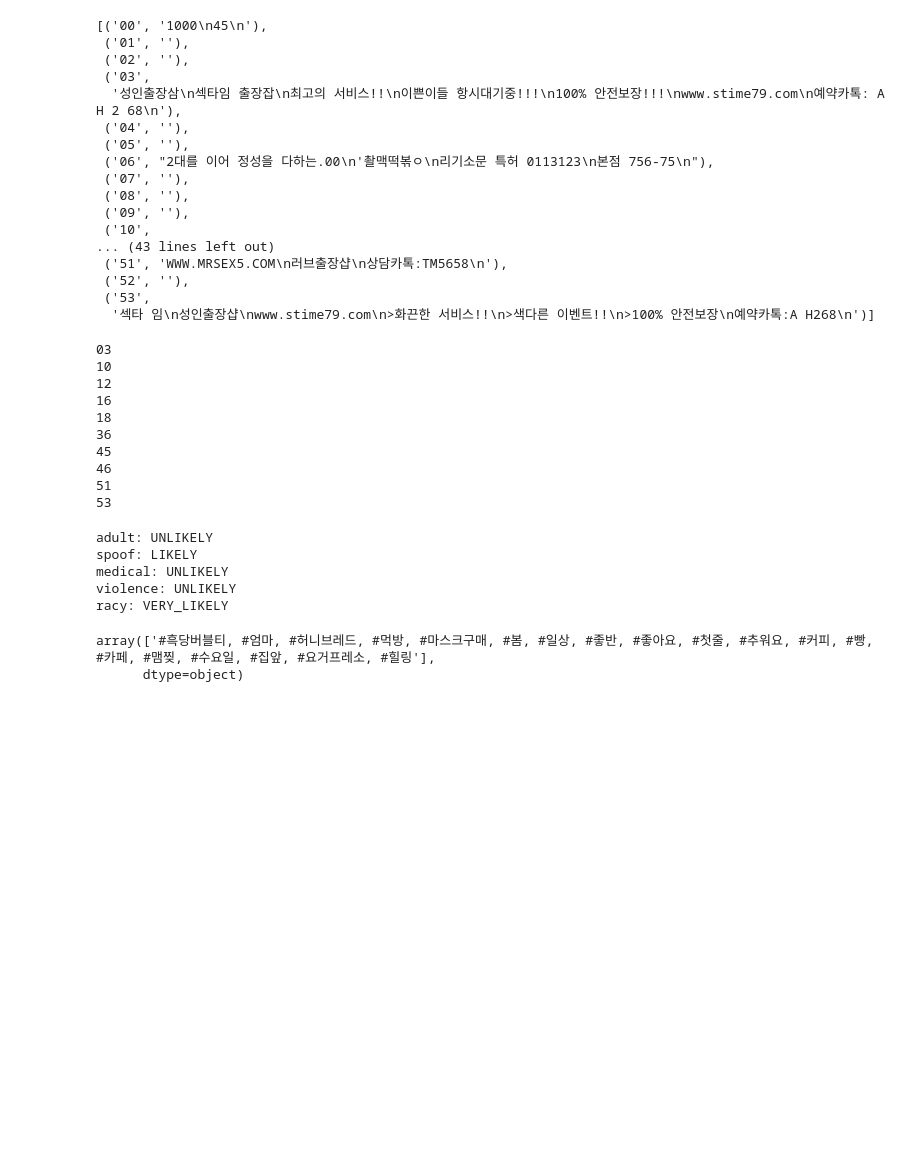
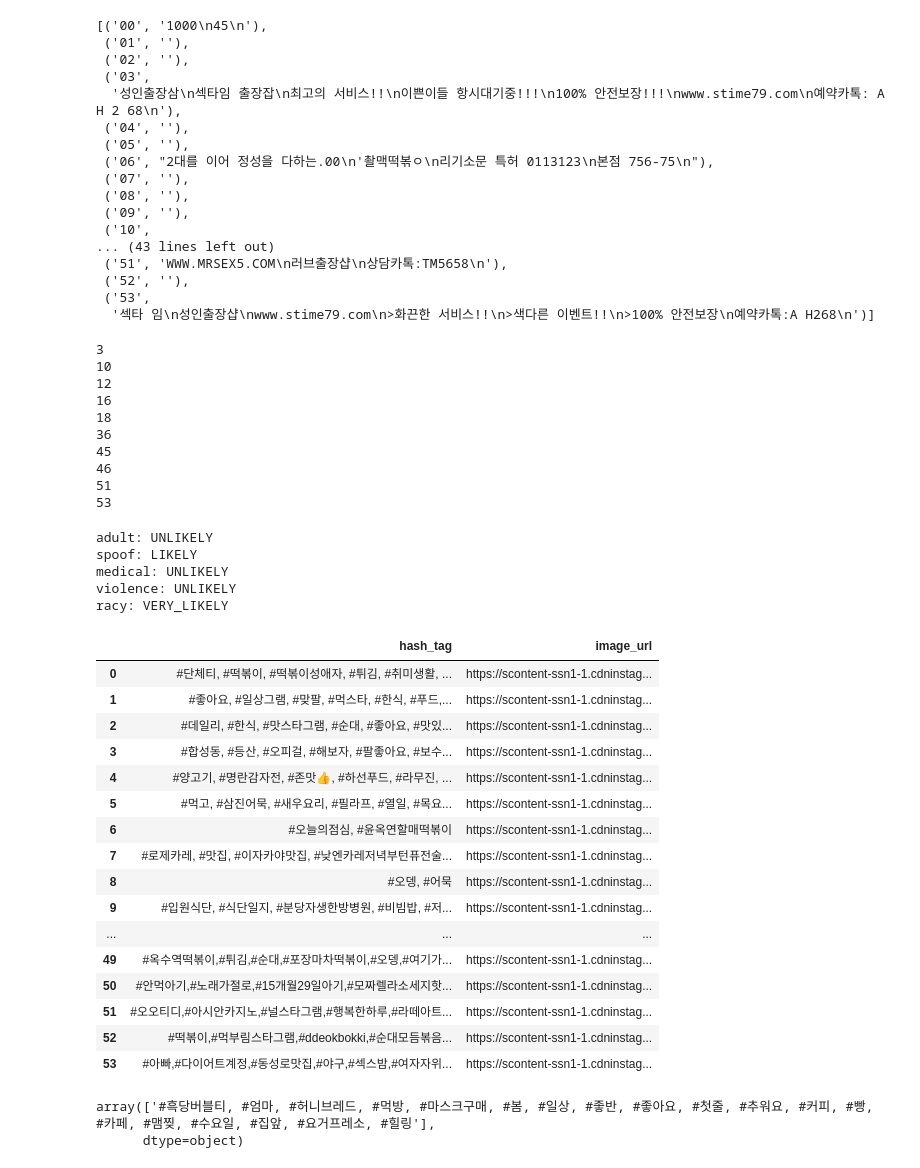
Before and after one commit to yeejun007/instagram_crawling, a Jupyter notebook: src/test.ipynb, the cells around one changed output. Cells and saved outputs as stored; diff of their text form; code cells hidden in the pictures; blank space fills up the shorter version.

```diff
--- a/src/test.ipynb
+++ b/src/test.ipynb
@@ -100,9 +100,9 @@ spam_words = ['성인출장삼', '섹타임 출장잡', '예약카톡', '이쁜
 for index, words in arr:
     check = [each_word in spam_words for each_word in words.split('\n')]
     if True in check:
-        print(index)
+        print(int(index))
 # %% [output]
-03
+3
 10
 12
 16
@@ -136,6 +136,26 @@ spoof: LIKELY
 medical: UNLIKELY
 violence: UNLIKELY
 racy: VERY_LIKELY
+# %%
+df.drop(columns=)
+# %% [output]
+|  | hash_tag | image_url |
+| 0 | #단체티, #떡볶이, #떡볶이성애자, #튀김, #취미생활, ... | https://scontent-ssn1-1.cdninstag... |
+| 1 | #좋아요, #일상그램, #맞팔, #먹스타, #한식, #푸드,... | https://scontent-ssn1-1.cdninstag... |
+| 2 | #데일리, #한식, #맛스타그램, #순대, #좋아요, #맛있... | https://scontent-ssn1-1.cdninstag... |
+| 3 | #합성동, #등산, #오피걸, #해보자, #팔좋아요, #보수... | https://scontent-ssn1-1.cdninstag... |
+| 4 | #양고기, #명란감자전, #존맛👍, #하선푸드, #라무진, ... | https://scontent-ssn1-1.cdninstag... |
+| 5 | #먹고, #삼진어묵, #새우요리, #필라프, #열일, #목요... | https://scontent-ssn1-1.cdninstag... |
+| 6 | #오늘의점심, #윤옥연할매떡볶이 | https://scontent-ssn1-1.cdninstag... |
+| 7 | #로제카레, #맛집, #이자카야맛집, #낮엔카레저녁부턴퓨전술... | https://scontent-ssn1-1.cdninstag... |
+| 8 | #오뎅, #어묵 | https://scontent-ssn1-1.cdninstag... |
+| 9 | #입원식단, #식단일지, #분당자생한방병원, #비빔밥, #저... | https://scontent-ssn1-1.cdninstag... |
+| ... | ... | ... |
+| 49 | #옥수역떡볶이,#튀김,#순대,#포장마차떡볶이,#오뎅,#여기가... | https://scontent-ssn1-1.cdninstag... |
+| 50 | #안먹아기,#노래가절로,#15개월29일아기,#모짜렐라소세지핫... | https://scontent-ssn1-1.cdninstag... |
+| 51 | #오오티디,#아시안카지노,#널스타그램,#행복한하루,#라떼아트... | https://scontent-ssn1-1.cdninstag... |
+| 52 | #떡볶이,#먹부림스타그램,#ddeokbokki,#순대모듬볶음... | https://scontent-ssn1-1.cdninstag... |
+| 53 | #아빠,#다이어트계정,#동성로맛집,#야구,#섹스밤,#여자자위... | https://scontent-ssn1-1.cdninstag... |
 # %%
 # from google.cloud import storage
 
```
Also changed, not shown: 2 other files.
